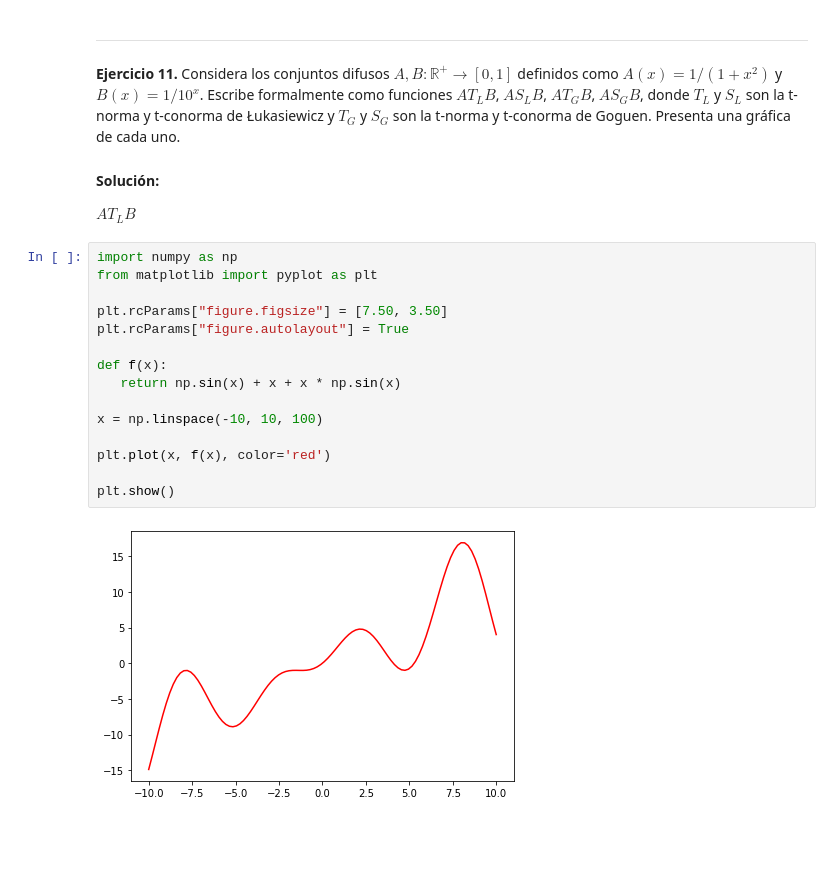
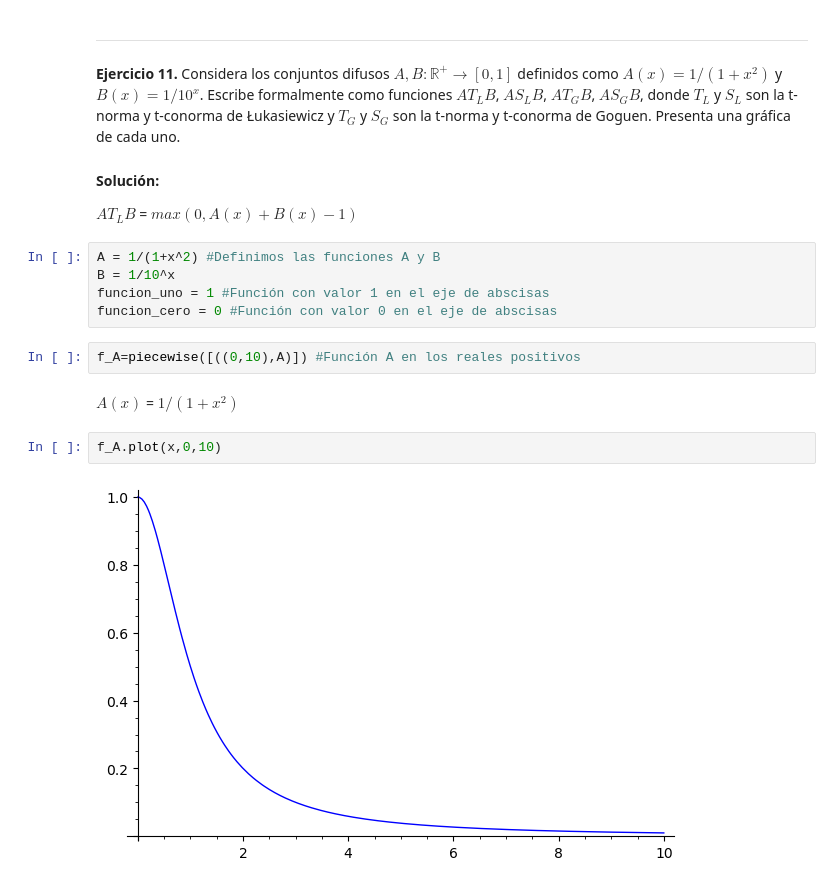
Before and after one commit to KeithMaxwell20/Notebook-Aplicada, a Jupyter notebook: ejercitario1.ipynb, the cells around one changed output. Cells and saved outputs as stored; diff of their text form; blank space fills up the shorter version.

```diff
--- a/ejercitario1.ipynb
+++ b/ejercitario1.ipynb
@@ -459,21 +459,17 @@ $$min(a + min(1, b+c), 1) = min(min(1, a+b) + c, 1) $$
 # %% [markdown]
 **Solución:**
 
-$AT_LB$
+$AT_LB$ = $max(0, A(x)+B(x)-1)$
-# %%
-import numpy as np
-from matplotlib import pyplot as plt
-
-plt.rcParams["figure.figsize"] = [7.50, 3.50]
-plt.rcParams["figure.autolayout"] = True
-
-def f(x):
-   return np.sin(x) + x + x * np.sin(x)
-
-x = np.linspace(-10, 10, 100)
-
-plt.plot(x, f(x), color='red')
-
-plt.show()
-# %% [output]
-[figure, removed]
+# %%
+A = 1/(1+x^2) #Definimos las funciones A y B
+B = 1/10^x
+funcion_uno = 1 #Función con valor 1 en el eje de abscisas
+funcion_cero = 0 #Función con valor 0 en el eje de abscisas
+# %%
+f_A=piecewise([((0,10),A)]) #Función A en los reales positivos
+# %% [markdown]
+$A(x)$ = $1/(1+x^2)$
+# %%
+f_A.plot(x,0,10)
+# %% [output]
+[figure, added]
```
Also changed, not shown: parts of 10 cells of this notebook.
